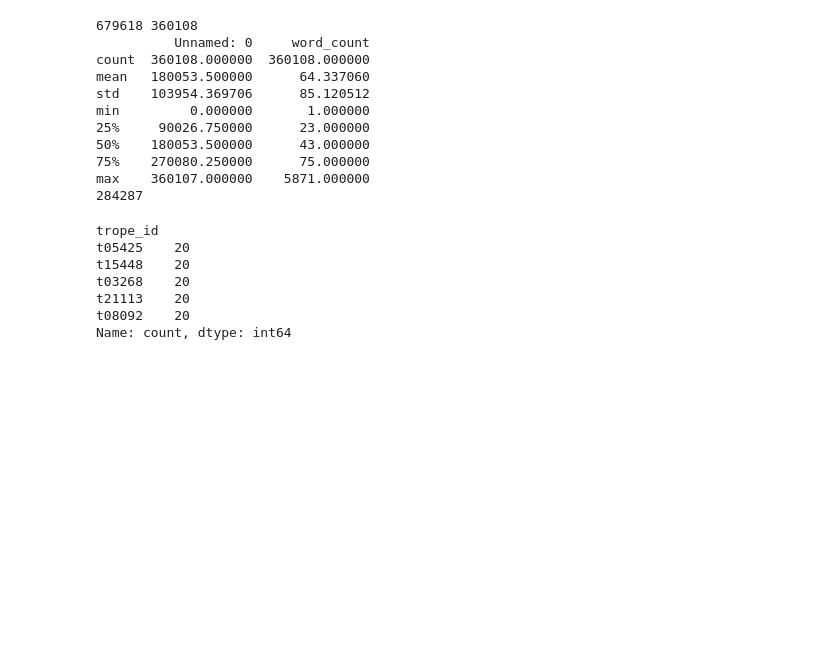
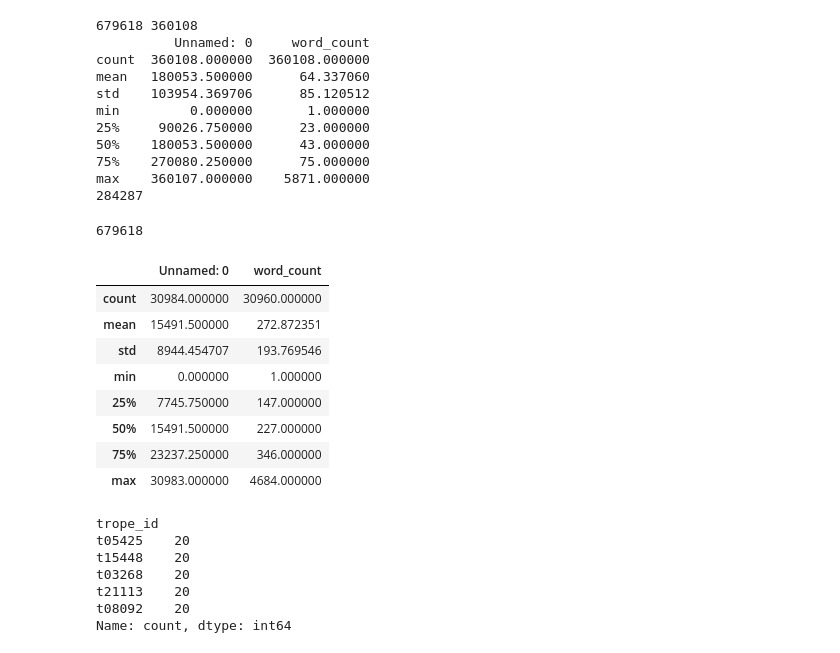
Before and after one commit to Fergons/narana, a Jupyter notebook: notebooks/tvtropes_explore.ipynb, the cells around one changed output. Saved outputs shown, nothing was run; the diff lists cells and outputs as text; code cells hidden in the pictures; blank space fills up the shorter version.

```diff
--- a/notebooks/tvtropes_explore.ipynb
+++ b/notebooks/tvtropes_explore.ipynb
@@ -34,6 +32,24 @@ min         0.000000       1.000000
 75%    270080.250000      75.000000
 max    360107.000000    5871.000000
 284287
+# %%
+len(tropes.lit_tropes["Example"])
+# %% [output]
+679618
+# %%
+df = tropes.tropes
+df["word_count"] = df["Description"].str.split(" ").str.len()
+df.describe()
+# %% [output]
+|  | Unnamed: 0 | word_count |
+| count | 30984.000000 | 30960.000000 |
+| mean | 15491.500000 | 272.872351 |
+| std | 8944.454707 | 193.769546 |
+| min | 0.000000 | 1.000000 |
+| 25% | 7745.750000 | 147.000000 |
+| 50% | 15491.500000 | 227.000000 |
+| 75% | 23237.250000 | 346.000000 |
+| max | 30983.000000 | 4684.000000 |
 # %%
 samples = tropes.get_split_for_n_examples_k_classes(100, 5)
 print(samples["trope_id"].value_counts())
```
Also changed, not shown: parts of 1 cell of this notebook, 1 other file.
